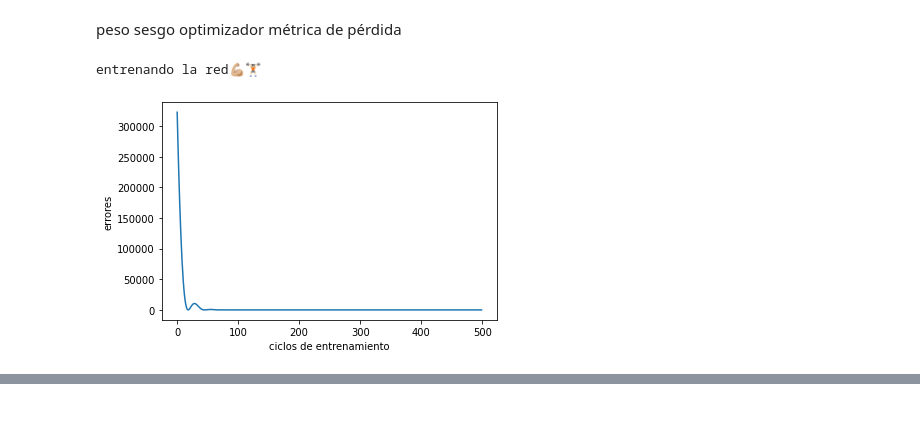
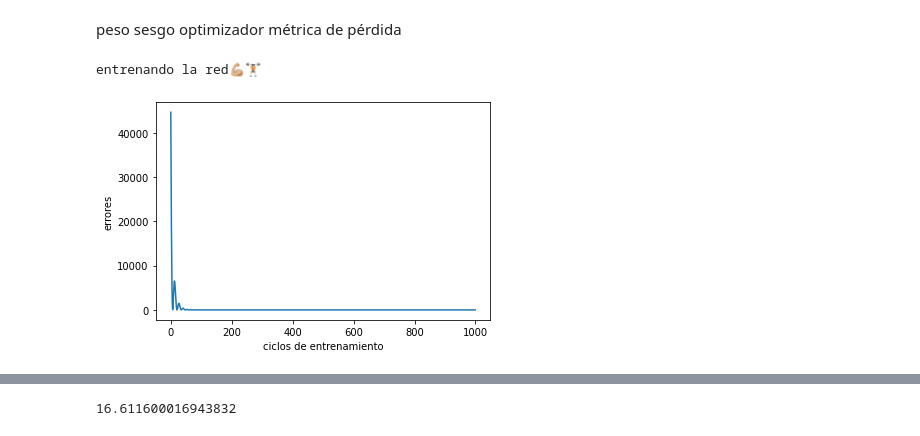
Before and after one commit to EmePin/Inteligencia_Artificial, a Jupyter notebook: red_neuronal_C_F.ipynb, the cells around one changed output, grey strips where cells are left out. Cells and saved outputs as stored; diff of their text form; code cells hidden in the pictures.

```diff
--- a/red_neuronal_C_F.ipynb
+++ b/red_neuronal_C_F.ipynb
@@ -193,34 +192,34 @@ resultados = np.array([0.0254,0.1524,0.762,0.1778,1.778,1.0922,12.776,5.1054,25.
 capa1 = tf.keras.layers.Dense(units=1, input_shape=[1])
 #-----Tipo de red-----
 modelo = tf.keras.Sequential([capa1])
 #-----Asignamos optimizador y métrica de pérdida-----
 modelo.compile(
     optimizer = tf.keras.optimizers.Adam(0.1),
     loss= 'mean_squared_error'
     # mejor solucionar pocos grandes errores que muchos pequeños
 )
 print("entrenando la red💪🏼🏋🏻")
 #-----Entrenamos el modelo-----
-entrenamiento  = modelo.fit(entrada,resultados,epochs=500, verbose= False)
+entrenamiento  = modelo.fit(entrada,resultados,epochs=1000, verbose= False)
 #-----Guardar la red neuronal-----
 #modelo.save('RedNeuronal.h5')
 #modelo.save_weights('pesos.h5')
 #-----visuaización del entrenamiento-----
 plt.xlabel("ciclos de entrenamiento")
 plt.ylabel("errores")
 plt.plot(entrenamiento.history["loss"])
 plt.show()
 
 #-----verificar que la red se entrenó-----
 print('terminó el entrenamiento 💪🏼🏋🏻')
 #-----Predicción 🔮 -----
 i=input("ingresar el valor en pulgadas: ")
 i=float(i)
 
 prediccion= modelo.predict([i])
 print("el valor en metros es: ", str(prediccion))
 # %% [output]
 entrenando la red💪🏼🏋🏻
-[figure, old version]
+[figure, new version]
 terminó el entrenamiento 💪🏼🏋🏻
 ingresar el valor en pulgadas: 654
@@ -228,0 +229,5 @@ el valor en metros es:  [[16.629068]]
+# %%
+m=654 / 39.3700787
+print(m)
+# %% [output]
+16.611600016943832
```
Also changed, not shown: parts of 6 cells of this notebook.
